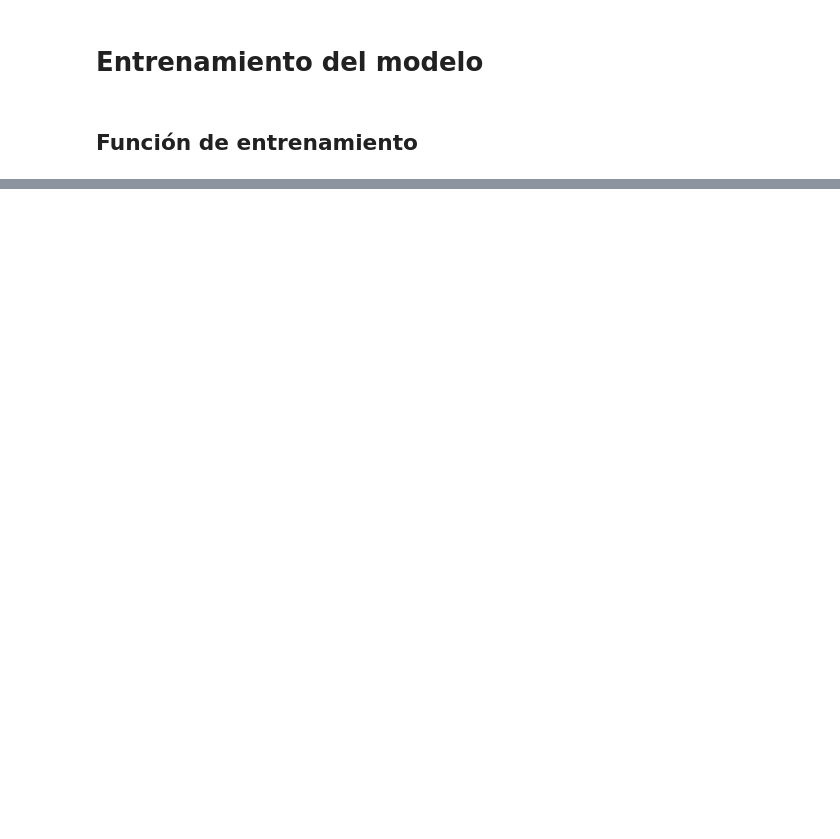
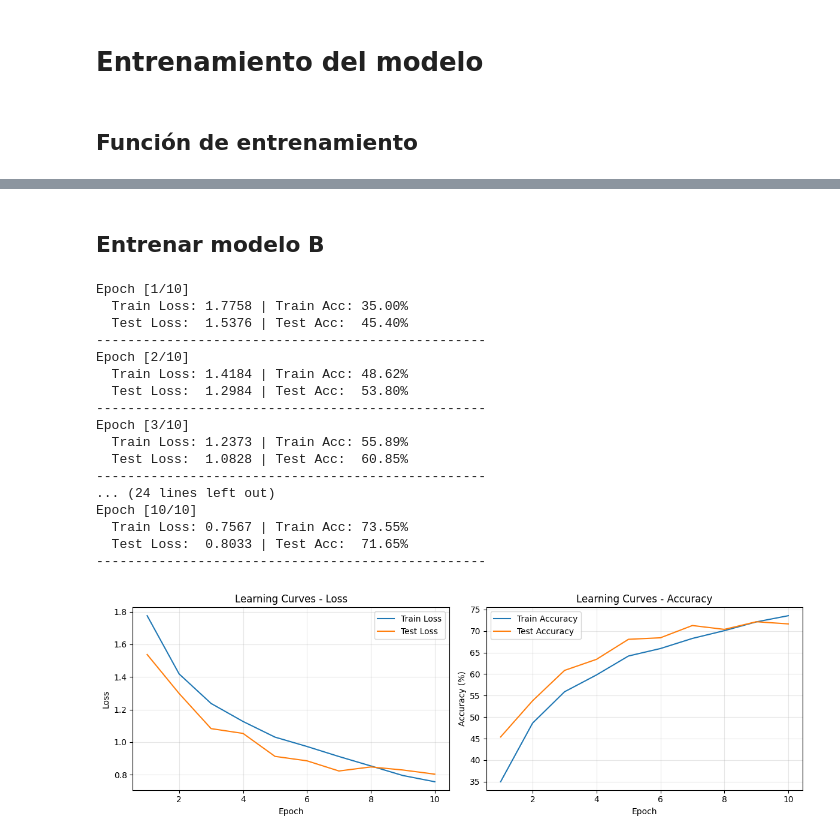
Before and after one commit to DECastaV/intelligence-computacional, a Jupyter notebook: Red_Convolucional_CIFAR10.ipynb, the cells around one changed output, grey strips where cells are left out. Cells and saved outputs as stored; diff of their text form; code cells hidden in the pictures; blank space fills up the shorter version.

```diff
--- a/Red_Convolucional_CIFAR10.ipynb
+++ b/Red_Convolucional_CIFAR10.ipynb
@@ -204,0 +329,37 @@ test_loader = DataLoader(test_data, batch_size=batch_size, shuffle=True)
+# %% [markdown]
+## Entrenar modelo B
+# %%
+model_2 = CNNModel_B()
+model_2 = model_2.to(device)
+
+optimizer_2 = Adam(model_2.parameters(), lr=learning_rate)
+
+# Aquí un poco menor por la complejidad del Modelo B
+small_train = Subset(train_data, range(20000))
+small_test = Subset(test_data, range(4000))
+
+train_loader = DataLoader(small_train, batch_size=batch_size, shuffle=True)
+test_loader = DataLoader(small_test, batch_size=batch_size, shuffle=True)
+
+train_losses_2, train_accuracies_2, test_losses_2, test_accuracies_2 = train(model_2, train_loader, test_loader, loss_fn, optimizer_2, epochs)
+
+plot_learning_curves(train_losses_2, test_losses_2,train_accuracies_2, test_accuracies_2, epochs)
+# %% [output]
+Epoch [1/10]
+  Train Loss: 1.7758 | Train Acc: 35.00%
+  Test Loss:  1.5376 | Test Acc:  45.40%
+--------------------------------------------------
+Epoch [2/10]
+  Train Loss: 1.4184 | Train Acc: 48.62%
+  Test Loss:  1.2984 | Test Acc:  53.80%
+--------------------------------------------------
+Epoch [3/10]
+  Train Loss: 1.2373 | Train Acc: 55.89%
+  Test Loss:  1.0828 | Test Acc:  60.85%
+--------------------------------------------------
+... (24 lines left out)
+Epoch [10/10]
+  Train Loss: 0.7567 | Train Acc: 73.55%
+  Test Loss:  0.8033 | Test Acc:  71.65%
+--------------------------------------------------
+[figure, added]
```
Also changed, not shown: parts of 12 cells of this notebook.
